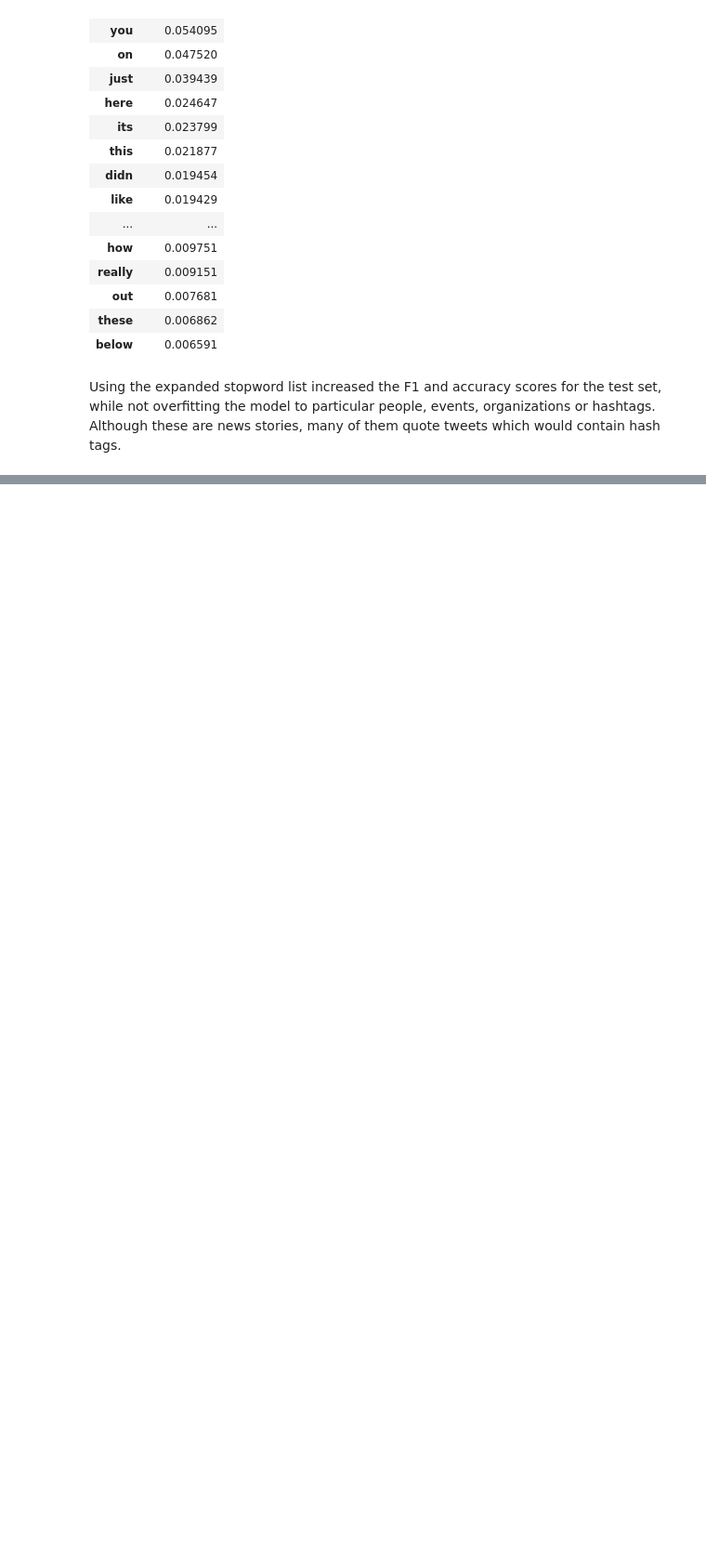
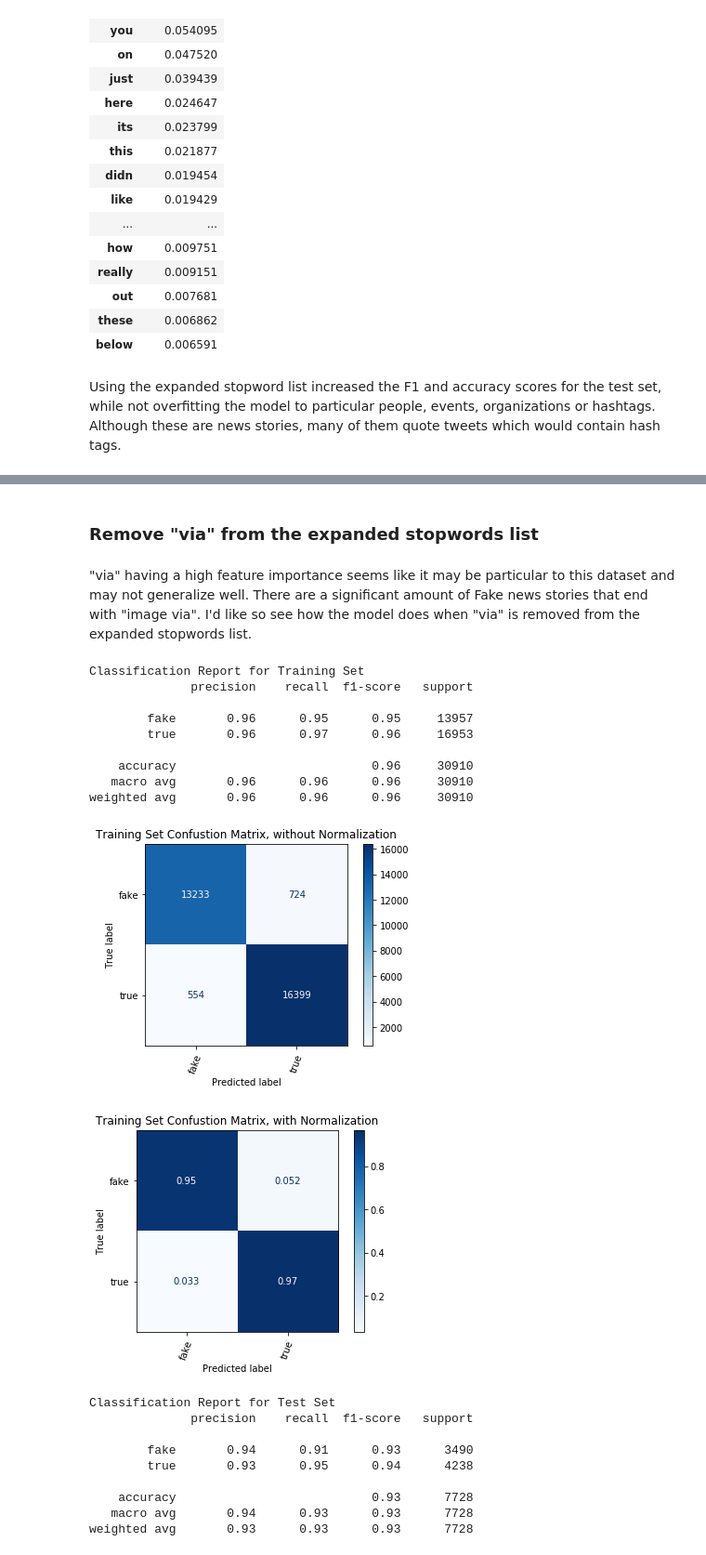
Before and after one commit to merb92/fake-news-classification, a Jupyter notebook: notebooks/rf_bow.ipynb, the cells around one changed output, grey strips where cells are left out. Shown at 93% size. Cells and saved outputs as stored; diff of their text form; code cells hidden in the pictures; blank space fills up the shorter version.

Commit message:
Add models using expanded stopwords list

```diff
--- a/notebooks/rf_bow.ipynb
+++ b/notebooks/rf_bow.ipynb
@@ -905,0 +912,4 @@ Using the expanded stopword list increased the F1 and accuracy scores for the te
+# %% [markdown]
+### Remove "via" from the expanded stopwords list
+# %% [markdown]
+"via" having a high feature importance seems like it may be particular to this dataset and may not generalize well.  There are a significant amount of Fake news stories that end with "image via".  I'd like so see how the model does when "via" is removed from the expanded stopwords list.
@@ -905,0 +918,30 @@ Using the expanded stopword list increased the F1 and accuracy scores for the te
+# %%
+pipe_expanded_sw_no_via = train_and_eval_model(X_train['title_and_text'],
+                                                        X_test['title_and_text'],
+                                                        y_train_enc,
+                                                        y_test_enc,
+                                                        le.classes_,
+                                                        lowercase_and_only_expanded_stopwords,
+                                                        model_helper_functions.passthrough,
+                                                 min_samples_split = 0.005)
+# %% [output]
+Classification Report for Training Set
+              precision    recall  f1-score   support
+
+        fake       0.96      0.95      0.95     13957
+        true       0.96      0.97      0.96     16953
+
+    accuracy                           0.96     30910
+   macro avg       0.96      0.96      0.96     30910
+weighted avg       0.96      0.96      0.96     30910
+[figure, added]
+[figure, added]
+Classification Report for Test Set
+              precision    recall  f1-score   support
+
+        fake       0.94      0.91      0.93      3490
+        true       0.93      0.95      0.94      4238
+
+    accuracy                           0.93      7728
+   macro avg       0.94      0.93      0.93      7728
+weighted avg       0.93      0.93      0.93      7728
```
Also changed, not shown: parts of 5 cells of this notebook.
